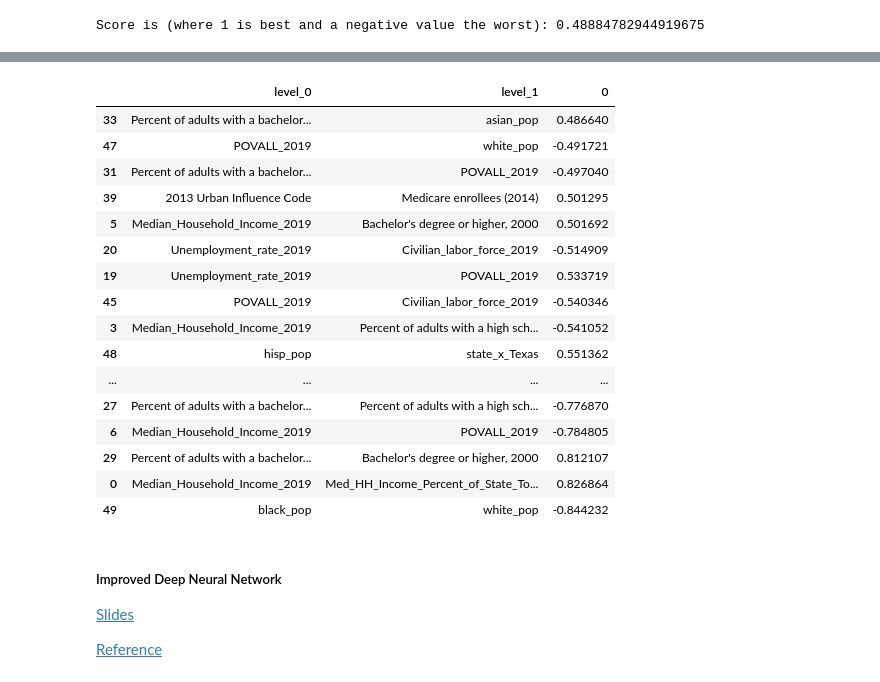
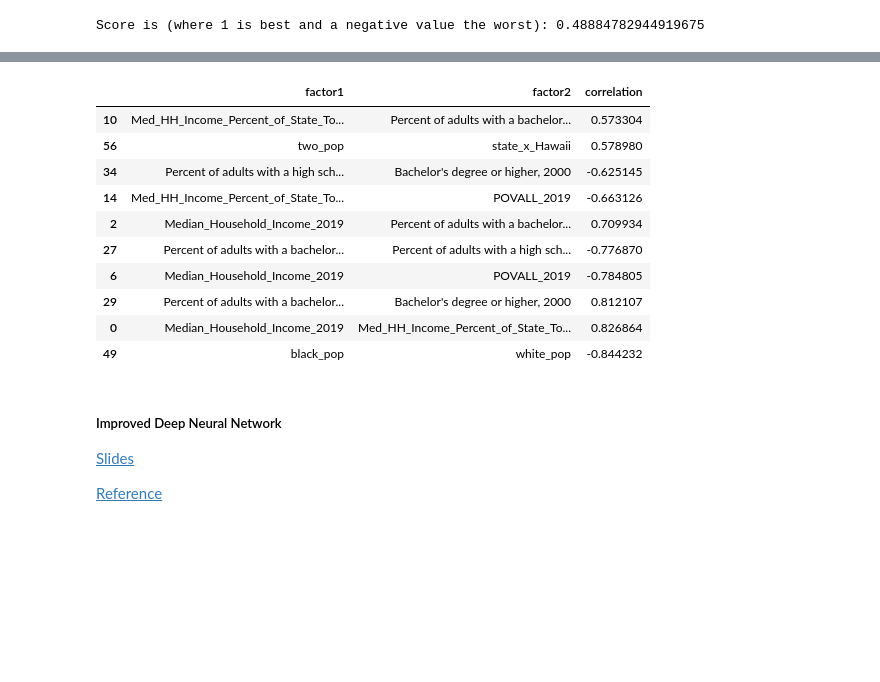
Before and after one commit to rupaltotale/CovidData, a Jupyter notebook: Covid_Spread_Analysis.ipynb, the cells around one changed output, grey strips where cells are left out. Cells and saved outputs as stored; diff of their text form; code cells hidden in the pictures; blank space fills up the shorter version.

```diff
--- a/Covid_Spread_Analysis.ipynb
+++ b/Covid_Spread_Analysis.ipynb
@@ -904,5 +718,5 @@ for factor in ["Median_Household_Income_2019",
                "deaths", "cases", "Bachelor's degree or higher, 2000", "R_death_2019",
                "POVALL_2019", "Civilian_labor_force_2019",
                "hisp_pop", "black_pop", "white_pop", "Medicare enrollees (2014)"]:
-  df_all[factor] = df_all[factor] / df_all["POP_ESTIMATE_2019"] * 100000
+  df_all[factor] = df_all[factor] / df_all["POP_ESTIMATE_2019"]
 df_all[factors].head()
@@ -1483,27 +1266,22 @@ plt.show()
 # %%
 threshold = 0.3
 data_corr = df_copy.corr()
 data_corr = data_corr.mask(np.tril(np.ones(data_corr.shape)).astype(np.bool))
 data_corr = data_corr[abs(data_corr) >= threshold].stack().reset_index()
 data_corr_sorted = data_corr.sort_values(0, kind="quicksort", key=lambda x: abs(x))
-data_corr_sorted.tail(20)
+data_corr_sorted.columns = ["factor1", "factor2", "correlation"]
+data_corr_sorted.tail(10)
 # s = c.unstack()
 # so = s.sort_values(kind="quicksort")
 # diff_corr = pd.DataFrame(so[so.values != 1.0], columns=["corr"])
 # diff_corr.reset_index()
 # %% [output]
-|  | level_0 | level_1 | 0 |
-| 33 | Percent of adults with a bachelor... | asian_pop | 0.486640 |
-| 47 | POVALL_2019 | white_pop | -0.491721 |
-| 31 | Percent of adults with a bachelor... | POVALL_2019 | -0.497040 |
-| 39 | 2013 Urban Influence Code | Medicare enrollees (2014) | 0.501295 |
-| 5 | Median_Household_Income_2019 | Bachelor's degree or higher, 2000 | 0.501692 |
-| 20 | Unemployment_rate_2019 | Civilian_labor_force_2019 | -0.514909 |
-| 19 | Unemployment_rate_2019 | POVALL_2019 | 0.533719 |
-| 45 | POVALL_2019 | Civilian_labor_force_2019 | -0.540346 |
-| 3 | Median_Household_Income_2019 | Percent of adults with a high sch... | -0.541052 |
-| 48 | hisp_pop | state_x_Texas | 0.551362 |
-| ... | ... | ... | ... |
+|  | factor1 | factor2 | correlation |
+| 10 | Med_HH_Income_Percent_of_State_To... | Percent of adults with a bachelor... | 0.573304 |
+| 56 | two_pop | state_x_Hawaii | 0.578980 |
+| 34 | Percent of adults with a high sch... | Bachelor's degree or higher, 2000 | -0.625145 |
+| 14 | Med_HH_Income_Percent_of_State_To... | POVALL_2019 | -0.663126 |
+| 2 | Median_Household_Income_2019 | Percent of adults with a bachelor... | 0.709934 |
 | 27 | Percent of adults with a bachelor... | Percent of adults with a high sch... | -0.776870 |
 | 6 | Median_Household_Income_2019 | POVALL_2019 | -0.784805 |
 | 29 | Percent of adults with a bachelor... | Bachelor's degree or higher, 2000 | 0.812107 |
```
Also changed, not shown: parts of 54 cells of this notebook.
